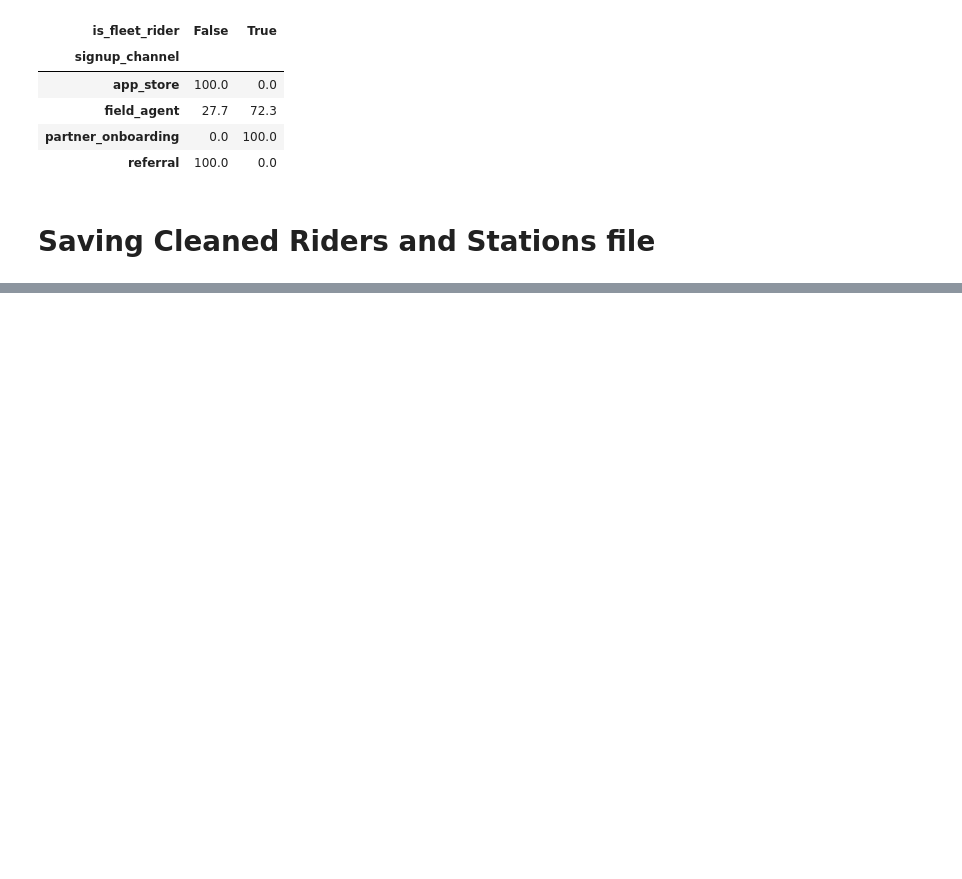
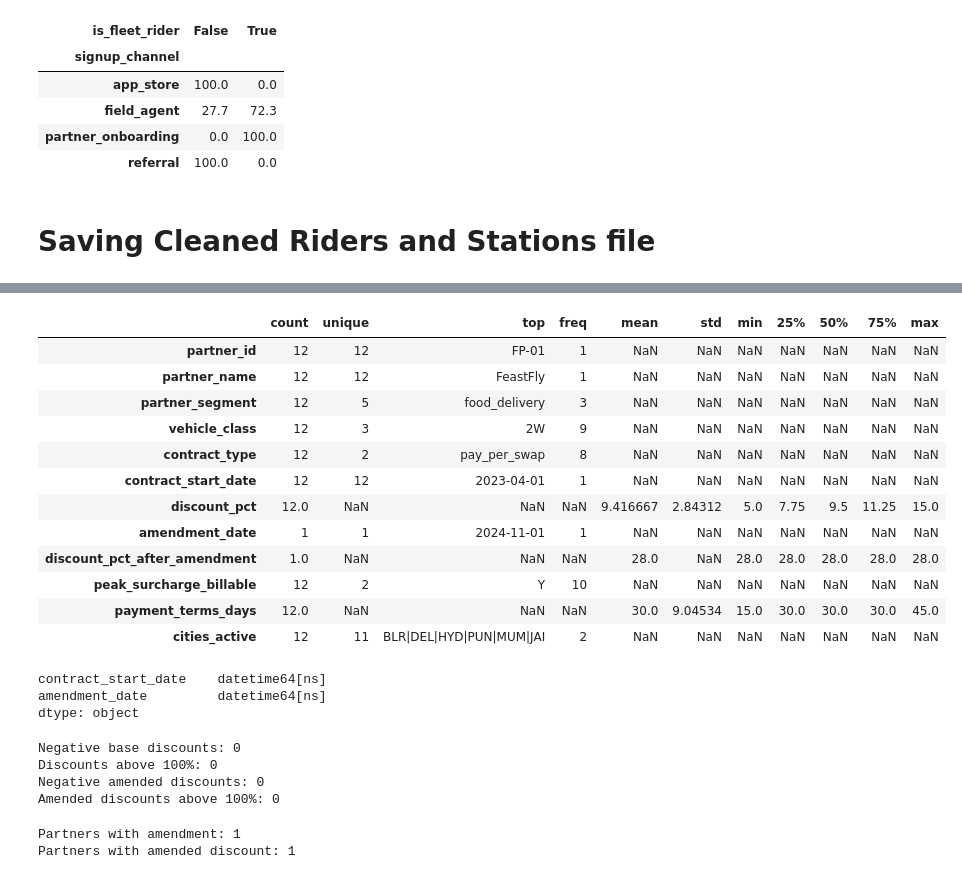
Before and after one commit to Khulbe-Nitin/Volt-Relay, a Jupyter notebook: Collab_notebook/Nitin_4_datasets.ipynb, the cells around one changed output, grey strips where cells are left out. Drawn from its saved outputs; the diff is of its cells as text; code cells hidden in the pictures; blank space fills up the shorter version.

```diff
--- a/Collab_notebook/Nitin_4_datasets.ipynb
+++ b/Collab_notebook/Nitin_4_datasets.ipynb
@@ -869,0 +1010,18 @@ print("Saved successfully.")
+# %%
+display(
+    fleet_partners.describe(include="all").T
+)
+# %% [output]
+|  | count | unique | top | freq | mean | std | min | 25% | 50% | 75% | max |
+| partner_id | 12 | 12 | FP-01 | 1 | NaN | NaN | NaN | NaN | NaN | NaN | NaN |
+| partner_name | 12 | 12 | FeastFly | 1 | NaN | NaN | NaN | NaN | NaN | NaN | NaN |
+| partner_segment | 12 | 5 | food_delivery | 3 | NaN | NaN | NaN | NaN | NaN | NaN | NaN |
+| vehicle_class | 12 | 3 | 2W | 9 | NaN | NaN | NaN | NaN | NaN | NaN | NaN |
+| contract_type | 12 | 2 | pay_per_swap | 8 | NaN | NaN | NaN | NaN | NaN | NaN | NaN |
+| contract_start_date | 12 | 12 | 2023-04-01 | 1 | NaN | NaN | NaN | NaN | NaN | NaN | NaN |
+| discount_pct | 12.0 | NaN | NaN | NaN | 9.416667 | 2.84312 | 5.0 | 7.75 | 9.5 | 11.25 | 15.0 |
+| amendment_date | 1 | 1 | 2024-11-01 | 1 | NaN | NaN | NaN | NaN | NaN | NaN | NaN |
+| discount_pct_after_amendment | 1.0 | NaN | NaN | NaN | 28.0 | NaN | 28.0 | 28.0 | 28.0 | 28.0 | 28.0 |
+| peak_surcharge_billable | 12 | 2 | Y | 10 | NaN | NaN | NaN | NaN | NaN | NaN | NaN |
+| payment_terms_days | 12.0 | NaN | NaN | NaN | 30.0 | 9.04534 | 15.0 | 30.0 | 30.0 | 30.0 | 45.0 |
+| cities_active | 12 | 11 | BLR|DEL|HYD|PUN|MUM|JAI | 2 | NaN | NaN | NaN | NaN | NaN | NaN | NaN |
@@ -869,0 +1040,37 @@ print("Saved successfully.")
+# %%
+print(fleet_partners[date_columns].dtypes)
+# %% [output]
+contract_start_date    datetime64[ns]
+amendment_date         datetime64[ns]
+dtype: object
+# %%
+#Here we are checking for Nonsensical discounts
+print("Negative base discounts:",
+      (fleet_partners["discount_pct"] < 0).sum())
+
+print("Discounts above 100%:",
+      (fleet_partners["discount_pct"] > 100).sum())
+
+print("Negative amended discounts:",
+      (fleet_partners["discount_pct_after_amendment"] < 0).sum())
+
+print("Amended discounts above 100%:",
+      (fleet_partners["discount_pct_after_amendment"] > 100).sum())
+# %% [output]
+Negative base discounts: 0
+Discounts above 100%: 0
+Negative amended discounts: 0
+Amended discounts above 100%: 0
+# %%
+print(
+    "Partners with amendment:",
+    fleet_partners["amendment_date"].notna().sum()
+)
+
+print(
+    "Partners with amended discount:",
+    fleet_partners["discount_pct_after_amendment"].notna().sum()
+)
+# %% [output]
+Partners with amendment: 1
+Partners with amended discount: 1
```
Also changed, not shown: parts of 41 cells of this notebook.
